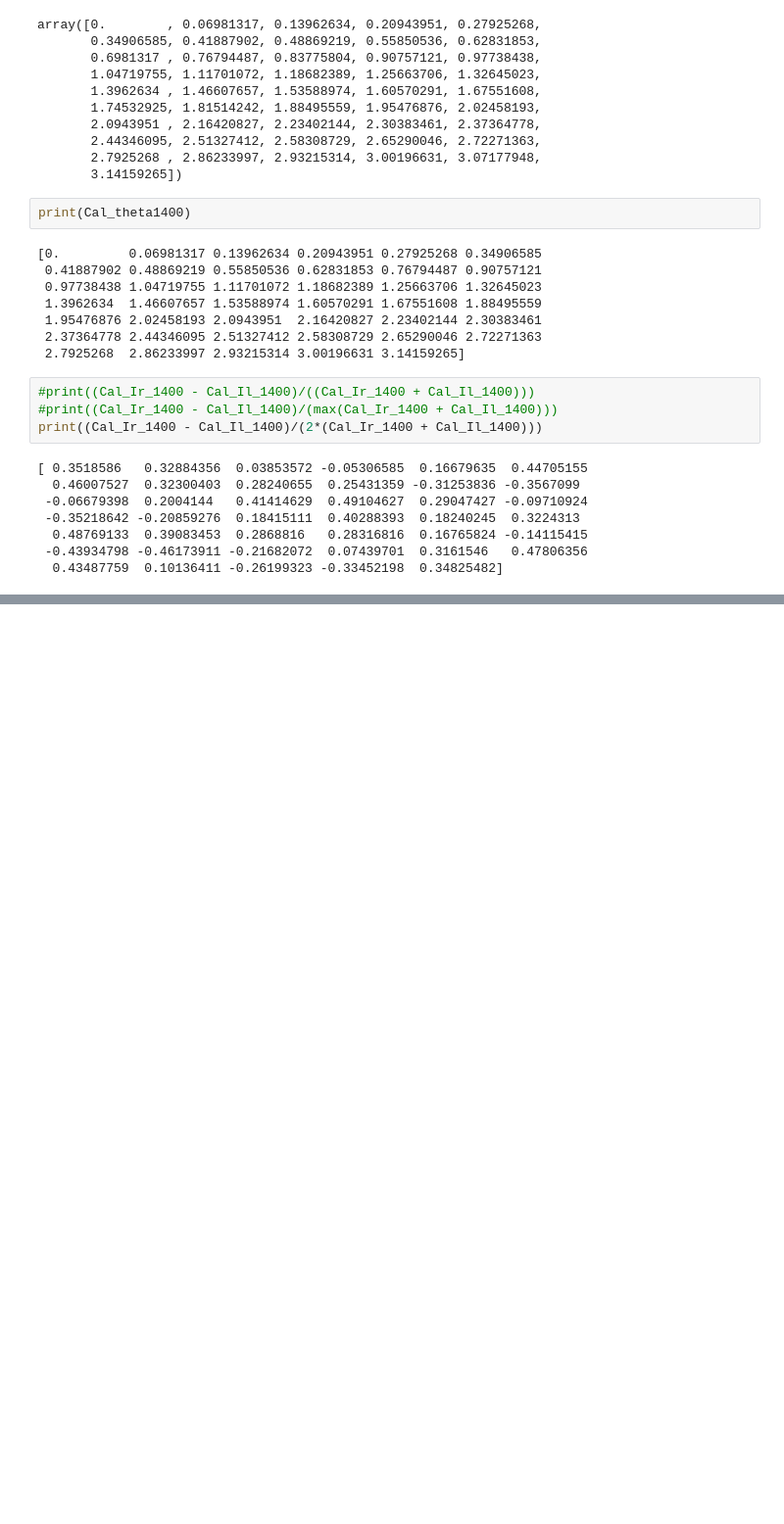
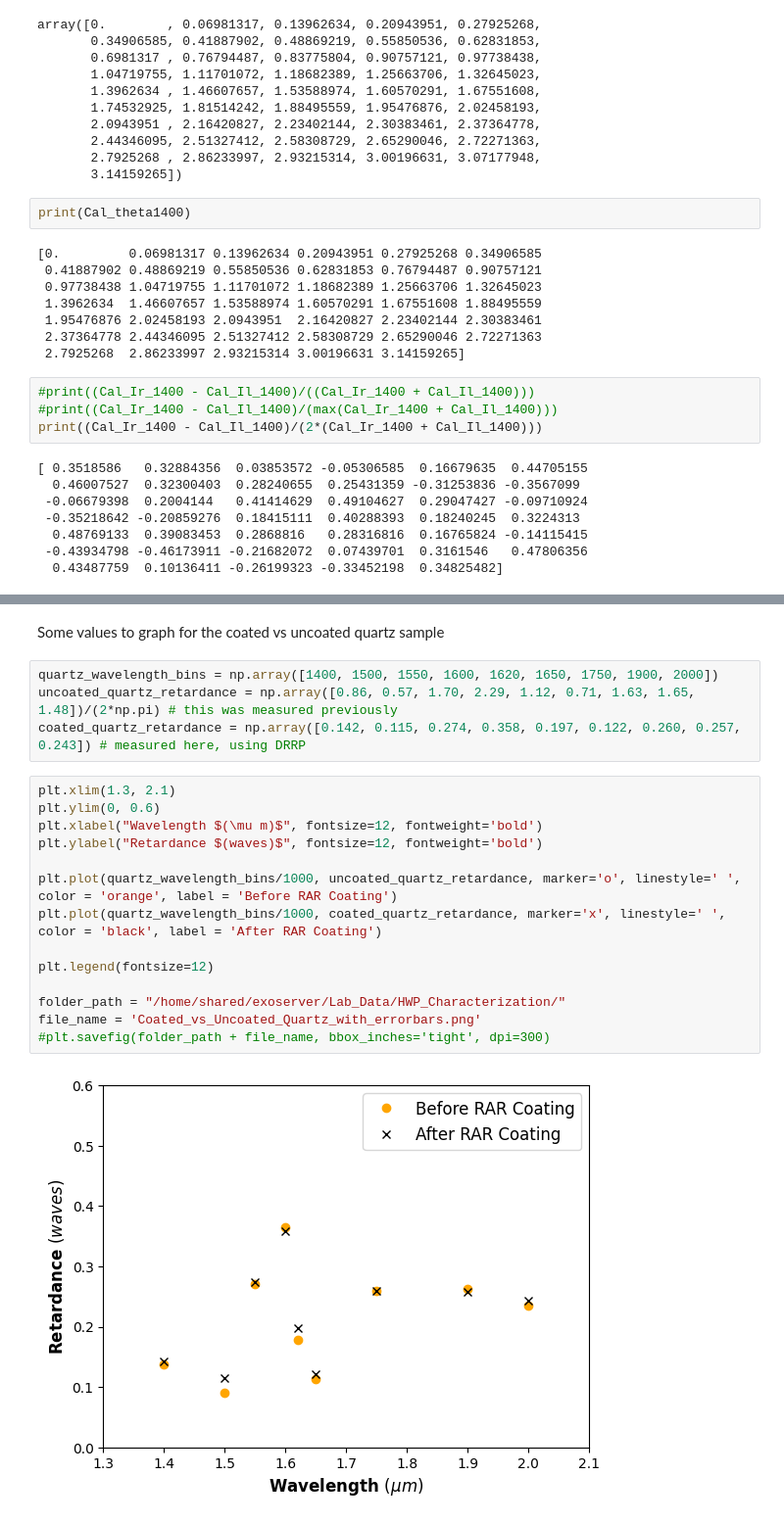
Before and after one commit to wcmelby/wcmelby-HWP_Characterizations, a Jupyter notebook: SuperK_Select_Data/L_SuperK_Analysis.ipynb, the cells around one changed output, grey strips where cells are left out. Shown: that part at 98% size. Cells and saved outputs as stored; diff of their text form; blank space fills up the shorter version.

```diff
--- a/SuperK_Select_Data/L_SuperK_Analysis.ipynb
+++ b/SuperK_Select_Data/L_SuperK_Analysis.ipynb
@@ -999,0 +1005,22 @@ print(np.max(np.abs(simulated_intensity)))
+# %% [markdown]
+Some values to graph for the coated vs uncoated quartz sample
+# %%
+quartz_wavelength_bins = np.array([1400, 1500, 1550, 1600, 1620, 1650, 1750, 1900, 2000])
+uncoated_quartz_retardance = np.array([0.86, 0.57, 1.70, 2.29, 1.12, 0.71, 1.63, 1.65, 1.48])/(2*np.pi) # this was measured previously
+coated_quartz_retardance = np.array([0.142, 0.115, 0.274, 0.358, 0.197, 0.122, 0.260, 0.257, 0.243]) # measured here, using DRRP
+# %%
+plt.xlim(1.3, 2.1)
+plt.ylim(0, 0.6)
+plt.xlabel("Wavelength $(\mu m)$", fontsize=12, fontweight='bold')
+plt.ylabel("Retardance $(waves)$", fontsize=12, fontweight='bold')
+
+plt.plot(quartz_wavelength_bins/1000, uncoated_quartz_retardance, marker='o', linestyle=' ', color = 'orange', label = 'Before RAR Coating')
+plt.plot(quartz_wavelength_bins/1000, coated_quartz_retardance, marker='x', linestyle=' ', color = 'black', label = 'After RAR Coating')
+
+plt.legend(fontsize=12)
+
+folder_path = "/home/shared/exoserver/Lab_Data/HWP_Characterization/"
+file_name = 'Coated_vs_Uncoated_Quartz_with_errorbars.png'
+#plt.savefig(folder_path + file_name, bbox_inches='tight', dpi=300)
+# %% [output]
+[figure, added]
```
Also changed, not shown: parts of 19 cells of this notebook, 1 other file.
